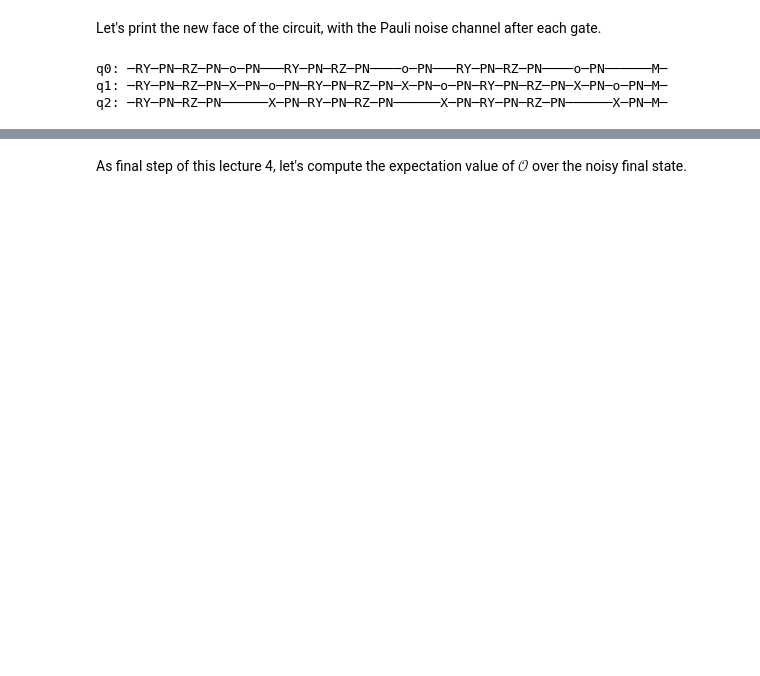
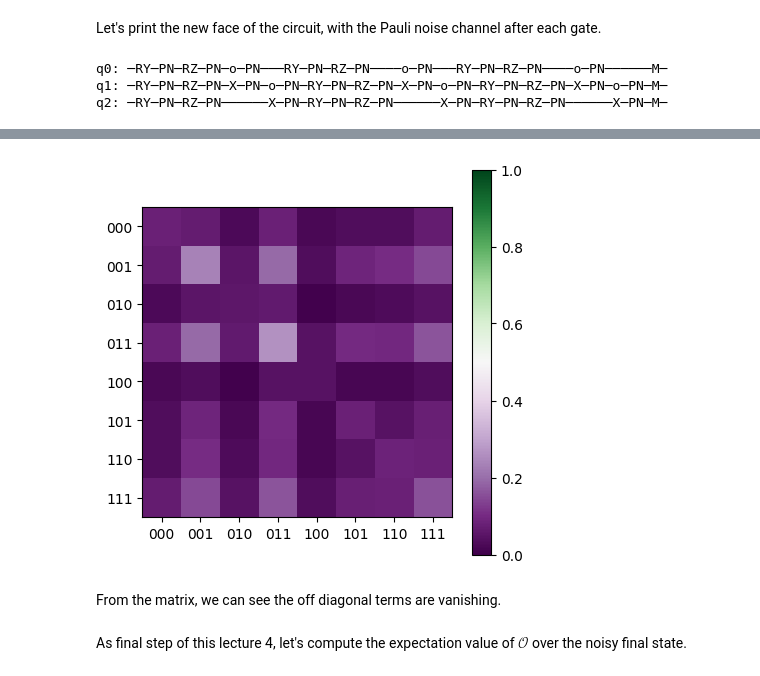
Before and after one commit to qiboteam/qiboedu, a Jupyter notebook: notebooks/Lecture6.ipynb, the cells around one changed output, grey strips where cells are left out. Cells and saved outputs as stored; diff of their text form; code cells hidden in the pictures; blank space fills up the shorter version.

```diff
--- a/notebooks/Lecture6.ipynb
+++ b/notebooks/Lecture6.ipynb
@@ -176,3 +200,10 @@ plotscripts.visualize_states(frequencies, noisy_frequencies)
+# %%
+# plot the density matrix using plotscripts.plot_density_matrix(state)
+plotscripts.plot_density_matrix(noisy_c().state())
+# %% [output]
+[figure, added]
+# %% [markdown]
+From the matrix, we can see the off diagonal terms are vanishing.
 # %% [markdown]
 As final step of this lecture 4, let's compute the expectation value of $\mathcal{O}$ over the noisy final state.
 # %%
```
Also changed, not shown: parts of 11 cells of this notebook.
